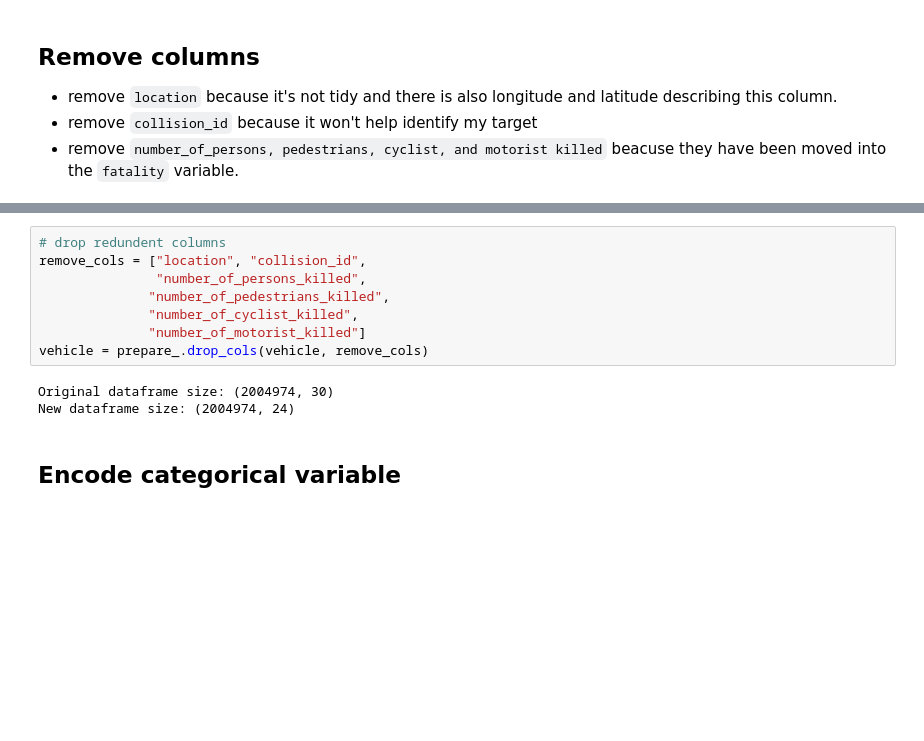
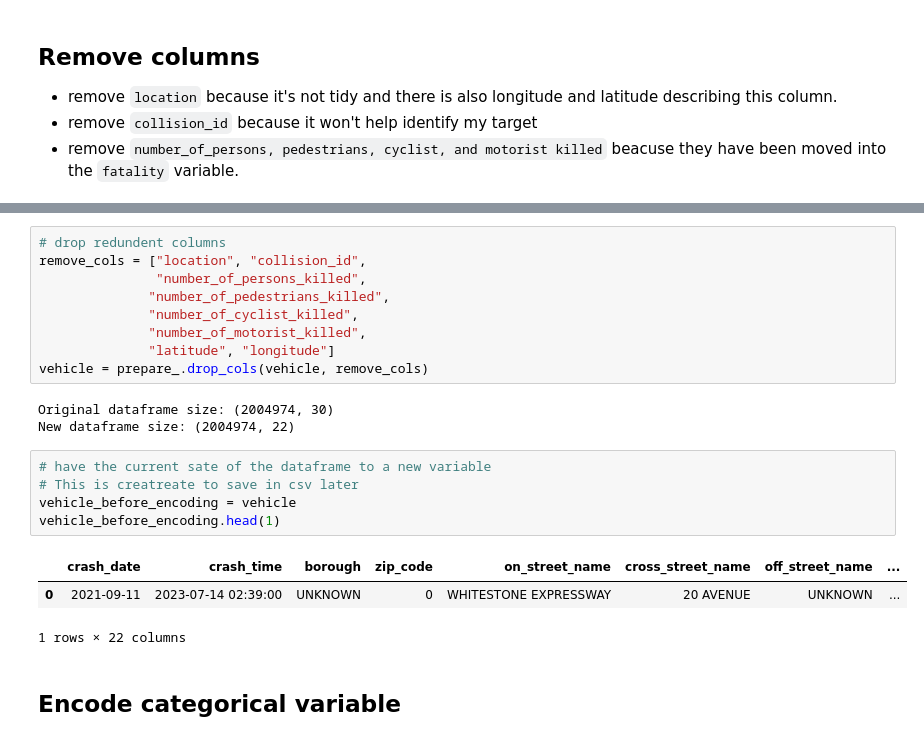
Before and after one commit to MigashaneVictoire/CNY_motor_Vehicle_collisions, a Jupyter notebook: 02_prepare_work_file.ipynb, the cells around one changed output, grey strips where cells are left out. Saved outputs shown, nothing was run; the diff lists cells and outputs as text; blank space fills up the shorter version.

```diff
--- a/02_prepare_work_file.ipynb
+++ b/02_prepare_work_file.ipynb
@@ -333,11 +369,21 @@ remove_cols = ["location", "collision_id",
                "number_of_persons_killed",
               "number_of_pedestrians_killed",
               "number_of_cyclist_killed",
-              "number_of_motorist_killed"]
+              "number_of_motorist_killed",
+              "latitude", "longitude"]
 vehicle = prepare_.drop_cols(vehicle, remove_cols)
 # %% [output]
 Original dataframe size: (2004974, 30)
-New dataframe size: (2004974, 24)
+New dataframe size: (2004974, 22)
+# %%
+# have the current sate of the dataframe to a new variable
+# This is creatreate to save in csv later
+vehicle_before_encoding = vehicle
+vehicle_before_encoding.head(1)
+# %% [output]
+|  | crash_date | crash_time | borough | zip_code | on_street_name | cross_street_name | off_street_name | ... |
+| 0 | 2021-09-11 | 2023-07-14 02:39:00 | UNKNOWN | 0 | WHITESTONE EXPRESSWAY | 20 AVENUE | UNKNOWN | ... |
+1 rows × 22 columns
 # %% [markdown]
 ## Encode categorical variable
 # %%
```
Also changed, not shown: parts of 7 cells of this notebook, 1 other file.
